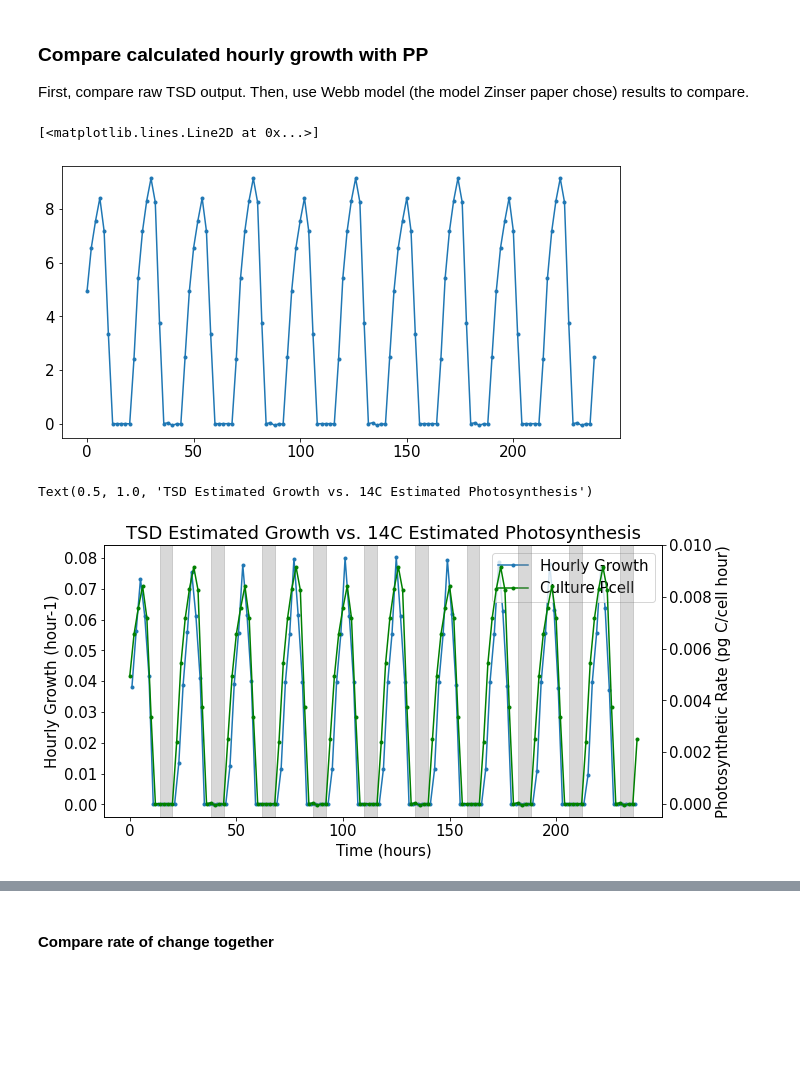
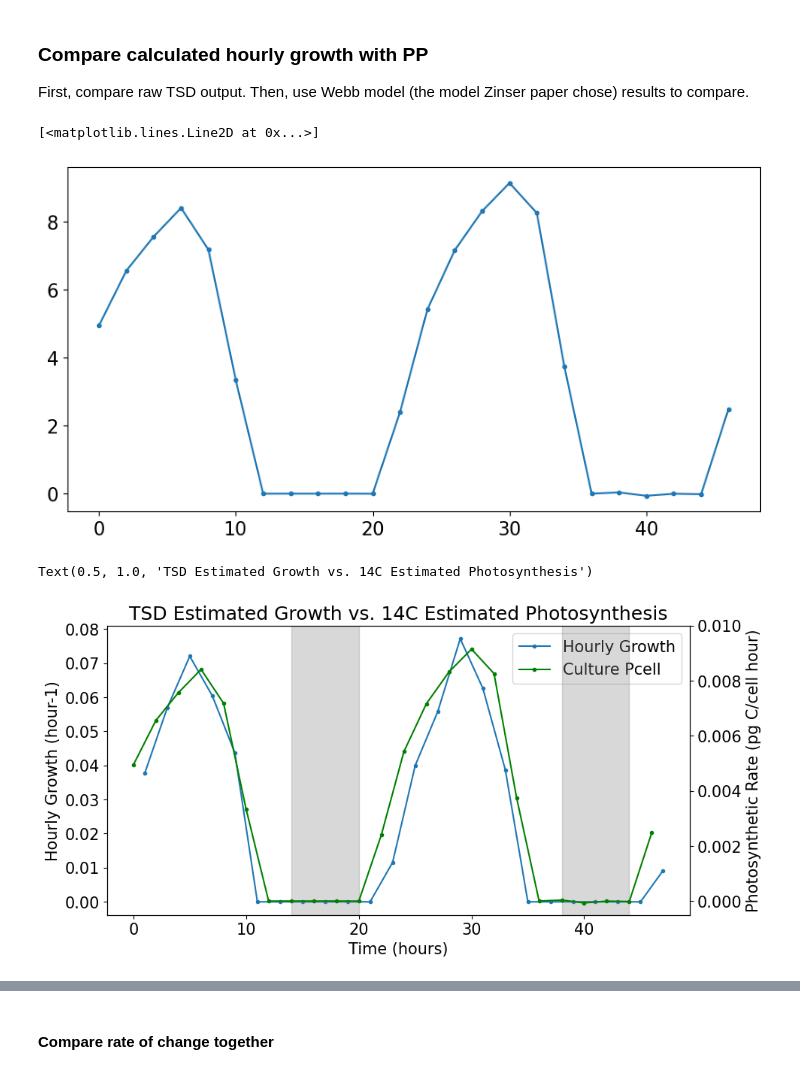
Before and after one commit to klqi/seaflow_tsd, a Jupyter notebook: ground_truth_testing.ipynb, the cells around one changed output, grey strips where cells are left out. Drawn from its saved outputs; the diff is of its cells as text; code cells hidden in the pictures; blank space fills up the shorter version.

```diff
--- a/ground_truth_testing.ipynb
+++ b/ground_truth_testing.ipynb
@@ -94,7 +94,7 @@ Try using .loc[row_indexer,col_indexer] = value instead
 See the caveats in the documentation: https://pandas.pydata.org/pandas-docs/stable/user_guide/indexing.html#returning-a-view-versus-a-copy
   pro_data['biomass']=ds['abundance'].values * pro_data['Qc_hour']
 # %%
-gt = xr.open_dataset('/Users/Kathy/Desktop/UW/seaflow/decomposition_project/data/zinser_ground_truth.nc',
+gt = xr.open_dataset('/Users/Kathy/Desktop/UW/seaflow/decomposition_project/simulation_data/zinser_ground_truth.nc',
                     decode_times=False)
 # %%
 # add carbon loss
@@ -116,6 +116,6 @@ Text(0, 0.5, 'Qc (pg C/cell*hour)')
 # %%
 # stl_proolution is every other hour for 2 days, we care about daily cycle (period is 12 instead of 24)
-fit_pro = STL(np.log(ten_days['Qc_hour']), period=12,robust=True)
+fit_pro = STL(np.log(pro_data['Qc_hour']), period=12,robust=True)
 stl_pro = fit_pro.fit()
 
 fig,axs=plt.subplots(nrows=4,ncols=1,figsize=(8,6),sharex=True)
@@ -158,15 +158,15 @@ def forward_diff(df,col,spacing):
 def exp_growth(df,col,spacing):
     return(np.log(df[col]/df[col].shift())/spacing)
 # %%
-ten_days['trend']=np.exp(stl_pro.trend)
-ten_days['diel']=np.exp(stl_pro.seasonal)
-ten_days['resid']=np.exp(stl_pro.resid)
-spacing=np.mean(ten_days.diff()['hour'])
-ten_days['hourly_growth']=forward_diff(ten_days.set_index('hour'),'diel',spacing)
-ten_days['exp_growth']=exp_growth(ten_days,'diel',spacing)
+pro_data['trend']=np.exp(stl_pro.trend)
+pro_data['diel']=np.exp(stl_pro.seasonal)
+pro_data['resid']=np.exp(stl_pro.resid)
+spacing=np.mean(pro_data.diff()['hour'])
+pro_data['hourly_growth']=forward_diff(pro_data.set_index('hour'),'diel',spacing)
+pro_data['exp_growth']=exp_growth(pro_data,'diel',spacing)
 # adjust for negative growth (impute as 0)
-ten_days['adj_growth']= np.where(ten_days['hourly_growth']<0,ten_days['hourly_growth']==0,ten_days['hourly_growth'])
-ten_days['exp_growth']= np.where(ten_days['exp_growth']<0,ten_days['exp_growth']==0,ten_days['exp_growth'])
+pro_data['adj_growth']= np.where(pro_data['hourly_growth']<0,pro_data['hourly_growth']==0,pro_data['hourly_growth'])
+pro_data['exp_growth']= np.where(pro_data['exp_growth']<0,pro_data['exp_growth']==0,pro_data['exp_growth'])
 # %%
 # plot calculated hourly growth
 fig,axs=plt.subplots(figsize=(12,6))
@@ -218,41 +218,41 @@ First, compare raw TSD output. Then, use Webb model (the model Zinser paper chos
 # %%
 culture_results=pd.read_csv("data/zinser_figure3.csv")
 # simulate data for culture results
-ten_days_culture=pd.concat([culture_results[:-1]]*5).reset_index().drop(columns=['index'])
-ten_days_culture['hour']=np.arange(0,len(ten_days_culture)*2,2)
+pro_data_culture=pd.concat([culture_results[:-1]]*1).reset_index().drop(columns=['index'])
+pro_data_culture['hour']=np.arange(0,len(pro_data_culture)*2,2)
 fig,axs=plt.subplots(figsize=(10,5))
-axs.plot(ten_days_culture['hour'],ten_days_culture['PP'],marker='.')
+axs.plot(pro_data_culture['hour'],pro_data_culture['PP'],marker='.')
 # %% [output]
 [<matplotlib.lines.Line2D at 0x...>]
-[figure, old version]
+[figure, new version]
 # %%
 # convert from fg to pg
-ten_days['culture_PP']=ten_days_culture['PP']/1000
+pro_data['culture_PP']=pro_data_culture['PP']/1000
 # plot pp
 fig,axs=plt.subplots(figsize=(10,5))
 # plot primary production estimated from culture
-ln1=axs.plot(ten_days['hour']+1,ten_days['adj_growth'],marker='.',label='Hourly Growth')
-# ln2=axs.plot(ten_days['hour']+1,ten_days['exp_growth'],marker='.',label='Exponential Growth')
+ln1=axs.plot(pro_data['hour']+1,pro_data['adj_growth'],marker='.',label='Hourly Growth')
+# ln2=axs.plot(pro_data['hour']+1,pro_data['exp_growth'],marker='.',label='Exponential Growth')
 # make secondary axis
 twinax=axs.twinx()
-ln3=twinax.plot(ten_days['hour'],ten_days['culture_PP'],marker='.',c='g', label='Culture Pcell')
+ln3=twinax.plot(pro_data['hour'],pro_data['culture_PP'],marker='.',c='g', label='Culture Pcell')
 twinax.set_ylim(-0.0005,0.01)
 # twinax.set_ylim(-0.085,0.07)
 # fill in night and day
-twinax.fill_between(ten_days['hour'], 0, 1,
-                    where=ten_days['par'] == 0,color='gray', alpha=0.3, transform=twinax.get_xaxis_transform())
+twinax.fill_between(pro_data['hour'], 0, 1,
+                    where=pro_data['par'] == 0,color='gray', alpha=0.3, transform=twinax.get_xaxis_transform())
 # make legend
 lns = ln1+ln3
 labs = [l.get_label() for l in lns]
 axs.legend(lns, labs,loc='upper right')
 # axis labels
 axs.set_ylabel('Hourly Growth (hour-1)')
 twinax.set_ylabel('Photosynthetic Rate (pg C/cell hour)')
 axs.set_xlabel('Time (hours)')
 axs.set_title('TSD Estimated Growth vs. 14C Estimated Photosynthesis')
 # %% [output]
 Text(0.5, 1.0, 'TSD Estimated Growth vs. 14C Estimated Photosynthesis')
-[figure, old version]
+[figure, new version]
 # %%
 # plot cell division
 fig,axs=plt.subplots(figsize=(10,5))
```
Also changed, not shown: parts of 17 cells of this notebook, 9 other files.
